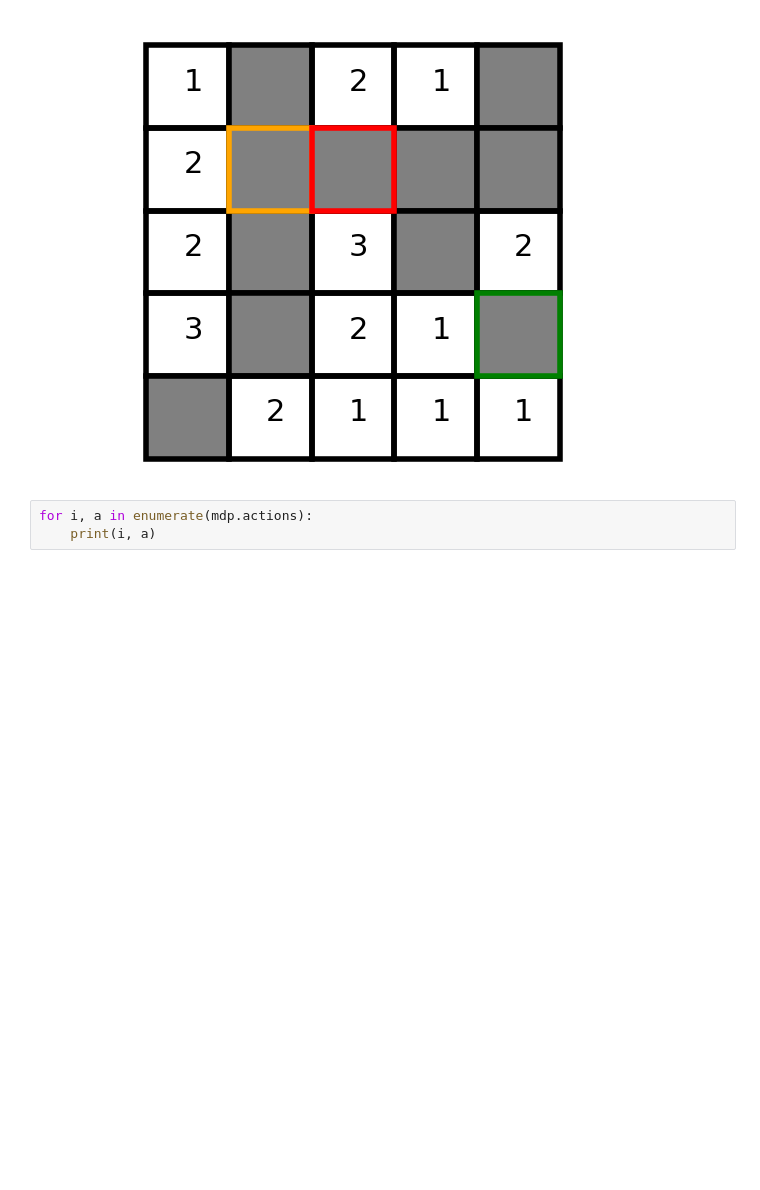
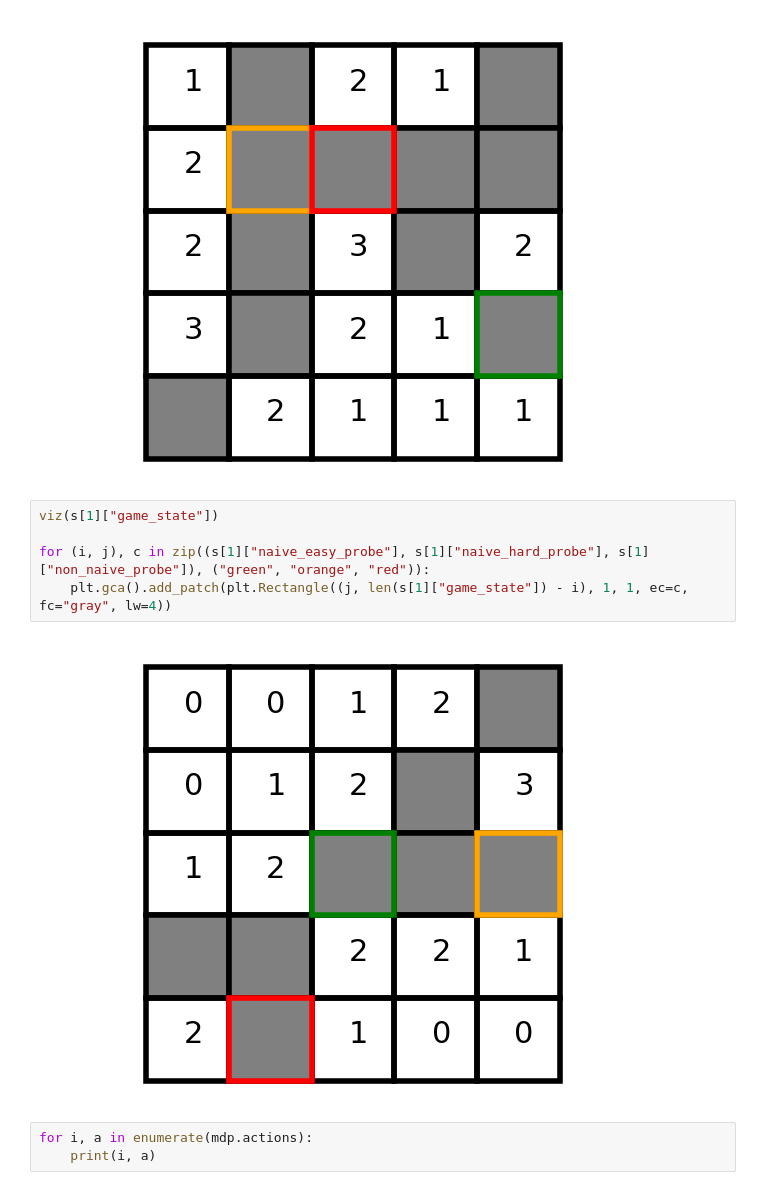
Before and after one commit to rmhofer/minesweeper, a Jupyter notebook: model.ipynb, the cells around one changed output. Cells and saved outputs as stored; diff of their text form; blank space fills up the shorter version.

```diff
--- a/model.ipynb
+++ b/model.ipynb
@@ -177,6 +129,13 @@ for (i, j), c in zip((s[0]["naive_easy_probe"], s[0]["naive_hard_probe"], s[0]["
     plt.gca().add_patch(plt.Rectangle((j, len(s[0]["game_state"]) - i), 1, 1, ec=c, fc="gray", lw=4))
 # %% [output]
 [figure]
+# %%
+viz(s[1]["game_state"])
+
+for (i, j), c in zip((s[1]["naive_easy_probe"], s[1]["naive_hard_probe"], s[1]["non_naive_probe"]), ("green", "orange", "red")):
+    plt.gca().add_patch(plt.Rectangle((j, len(s[1]["game_state"]) - i), 1, 1, ec=c, fc="gray", lw=4))
+# %% [output]
+[figure, added]
 # %%
 for i, a in enumerate(mdp.actions):
     print(i, a)
```
Also changed, not shown: parts of 9 cells of this notebook, 4 other files.
